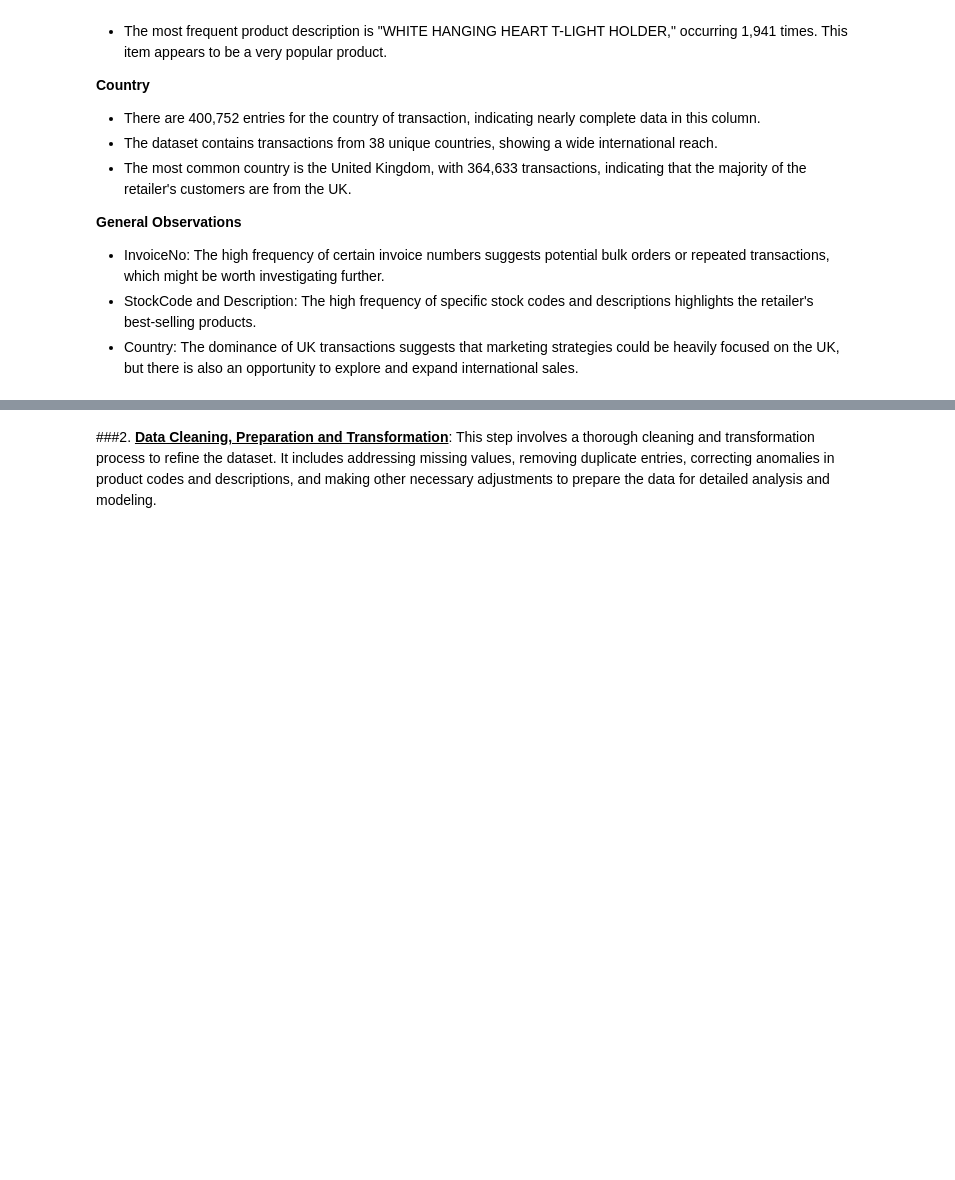
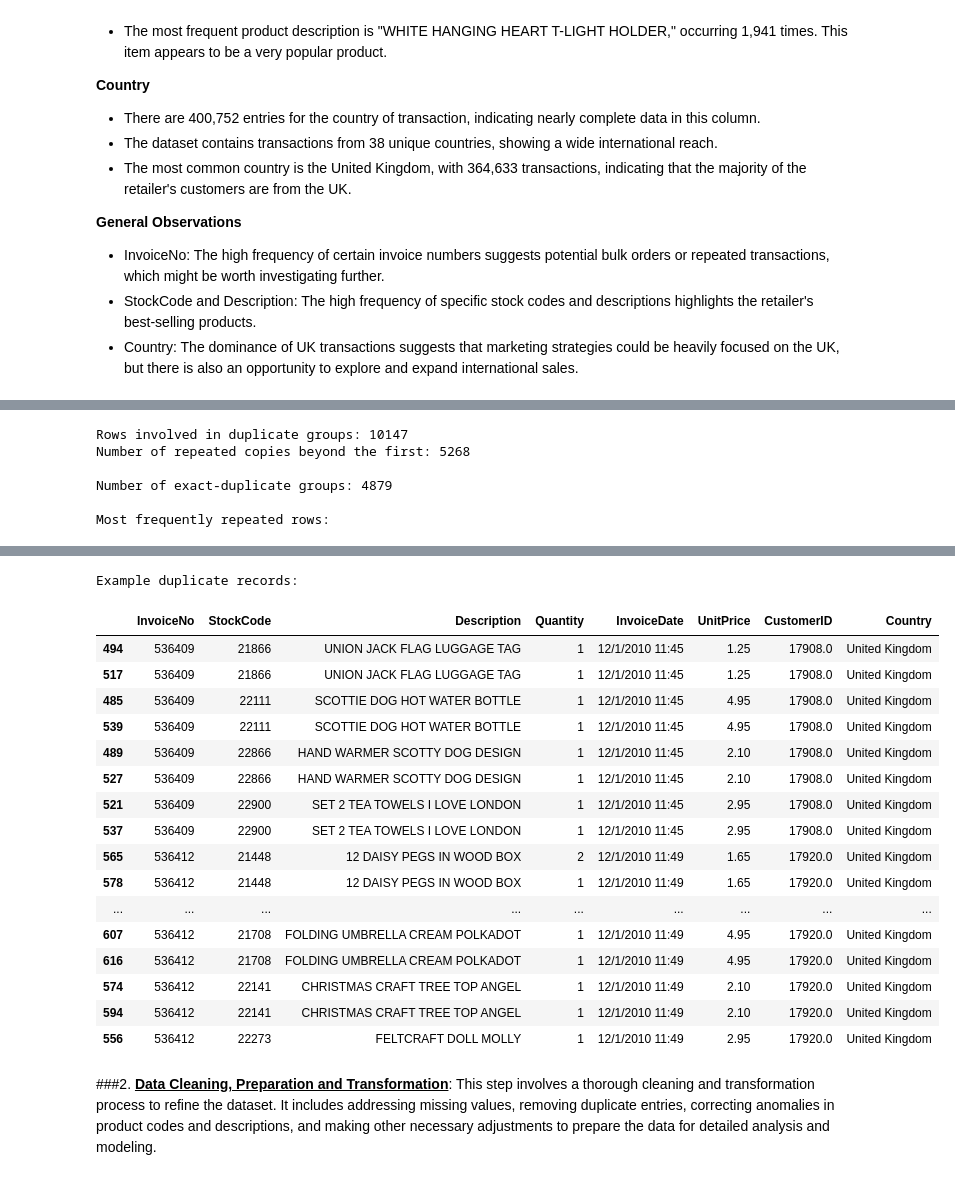
Before and after one commit to Purva2993/E-commerce-Customer-Segmentation-and-Recommendation-System, a Jupyter notebook: E_commerce_Customer_Segmentation.ipynb, the cells around one changed output, grey strips where cells are left out. Saved outputs shown, nothing was run; the diff lists cells and outputs as text; code cells hidden in the pictures; blank space fills up the shorter version.

```diff
--- a/E_commerce_Customer_Segmentation.ipynb
+++ b/E_commerce_Customer_Segmentation.ipynb
@@ -153,0 +494,42 @@ customer_df.describe(include = object).T
+# %%
+# Identify every row that belongs to an exact-duplicate group
+duplicate_mask = customer_df.duplicated(keep=False)
+
+duplicate_rows = customer_df.loc[duplicate_mask].copy()
+
+print("Rows involved in duplicate groups:", len(duplicate_rows))
+print(
+    "Number of repeated copies beyond the first:",
+    customer_df.duplicated().sum()
+)
+
+# Count how many times each exact row appears
+duplicate_groups = (
+    duplicate_rows
+    .groupby(
+        customer_df.columns.tolist(),
+        dropna=False
+    )
+    .size()
+    .reset_index(name="Occurrences")
+    .sort_values("Occurrences", ascending=False)
+)
+
+print("\nNumber of exact-duplicate groups:", len(duplicate_groups))
+
+print("\nMost frequently repeated rows:")
+display(duplicate_groups.head(10))
+
+print("\nExample duplicate records:")
+display(
+    duplicate_rows
+    .sort_values(["InvoiceNo", "StockCode", "InvoiceDate"])
+    .head(20)
+)
+# %% [output]
+Rows involved in duplicate groups: 10147
+Number of repeated copies beyond the first: 5268
+
+Number of exact-duplicate groups: 4879
+
+Most frequently repeated rows:
@@ -154,3 +547,21 @@ customer_df.describe(include = object).T
+Example duplicate records:
+|  | InvoiceNo | StockCode | Description | Quantity | InvoiceDate | UnitPrice | CustomerID | Country |
+| 494 | 536409 | 21866 | UNION JACK FLAG LUGGAGE TAG | 1 | 12/1/2010 11:45 | 1.25 | 17908.0 | United Kingdom |
+| 517 | 536409 | 21866 | UNION JACK FLAG LUGGAGE TAG | 1 | 12/1/2010 11:45 | 1.25 | 17908.0 | United Kingdom |
+| 485 | 536409 | 22111 | SCOTTIE DOG HOT WATER BOTTLE | 1 | 12/1/2010 11:45 | 4.95 | 17908.0 | United Kingdom |
+| 539 | 536409 | 22111 | SCOTTIE DOG HOT WATER BOTTLE | 1 | 12/1/2010 11:45 | 4.95 | 17908.0 | United Kingdom |
+| 489 | 536409 | 22866 | HAND WARMER SCOTTY DOG DESIGN | 1 | 12/1/2010 11:45 | 2.10 | 17908.0 | United Kingdom |
+| 527 | 536409 | 22866 | HAND WARMER SCOTTY DOG DESIGN | 1 | 12/1/2010 11:45 | 2.10 | 17908.0 | United Kingdom |
+| 521 | 536409 | 22900 | SET 2 TEA TOWELS I LOVE LONDON | 1 | 12/1/2010 11:45 | 2.95 | 17908.0 | United Kingdom |
+| 537 | 536409 | 22900 | SET 2 TEA TOWELS I LOVE LONDON | 1 | 12/1/2010 11:45 | 2.95 | 17908.0 | United Kingdom |
+| 565 | 536412 | 21448 | 12 DAISY PEGS IN WOOD BOX | 2 | 12/1/2010 11:49 | 1.65 | 17920.0 | United Kingdom |
+| 578 | 536412 | 21448 | 12 DAISY PEGS IN WOOD BOX | 1 | 12/1/2010 11:49 | 1.65 | 17920.0 | United Kingdom |
+| ... | ... | ... | ... | ... | ... | ... | ... | ... |
+| 607 | 536412 | 21708 | FOLDING UMBRELLA CREAM POLKADOT | 1 | 12/1/2010 11:49 | 4.95 | 17920.0 | United Kingdom |
+| 616 | 536412 | 21708 | FOLDING UMBRELLA CREAM POLKADOT | 1 | 12/1/2010 11:49 | 4.95 | 17920.0 | United Kingdom |
+| 574 | 536412 | 22141 | CHRISTMAS CRAFT TREE TOP ANGEL | 1 | 12/1/2010 11:49 | 2.10 | 17920.0 | United Kingdom |
+| 594 | 536412 | 22141 | CHRISTMAS CRAFT TREE TOP ANGEL | 1 | 12/1/2010 11:49 | 2.10 | 17920.0 | United Kingdom |
+| 556 | 536412 | 22273 | FELTCRAFT DOLL MOLLY | 1 | 12/1/2010 11:49 | 2.95 | 17920.0 | United Kingdom |
 # %% [markdown]
 ###2. <u>**Data Cleaning, Preparation and Transformation**</u>:
 This step involves a thorough cleaning and transformation process to refine the dataset. It includes addressing missing values, removing duplicate entries, correcting anomalies in product codes and descriptions, and making other necessary adjustments to prepare the data for detailed analysis and modeling.
```
Also changed, not shown: parts of 23 cells of this notebook.
